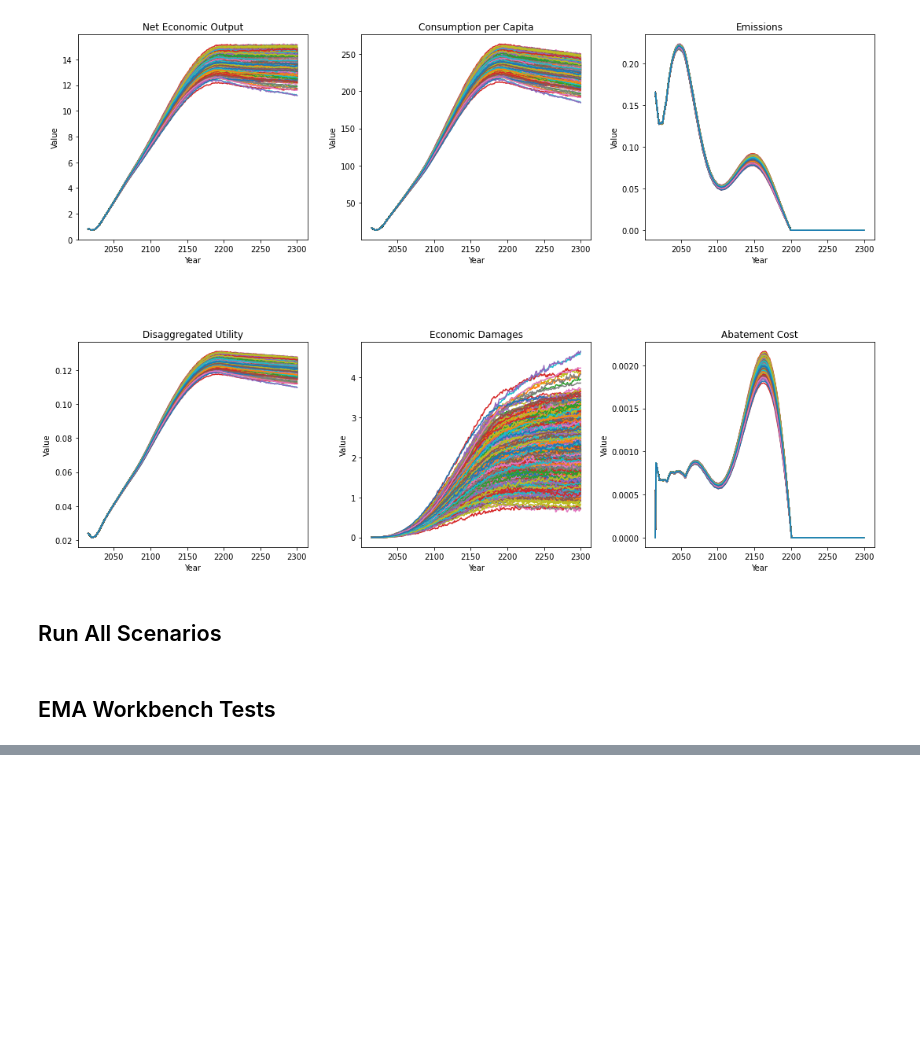
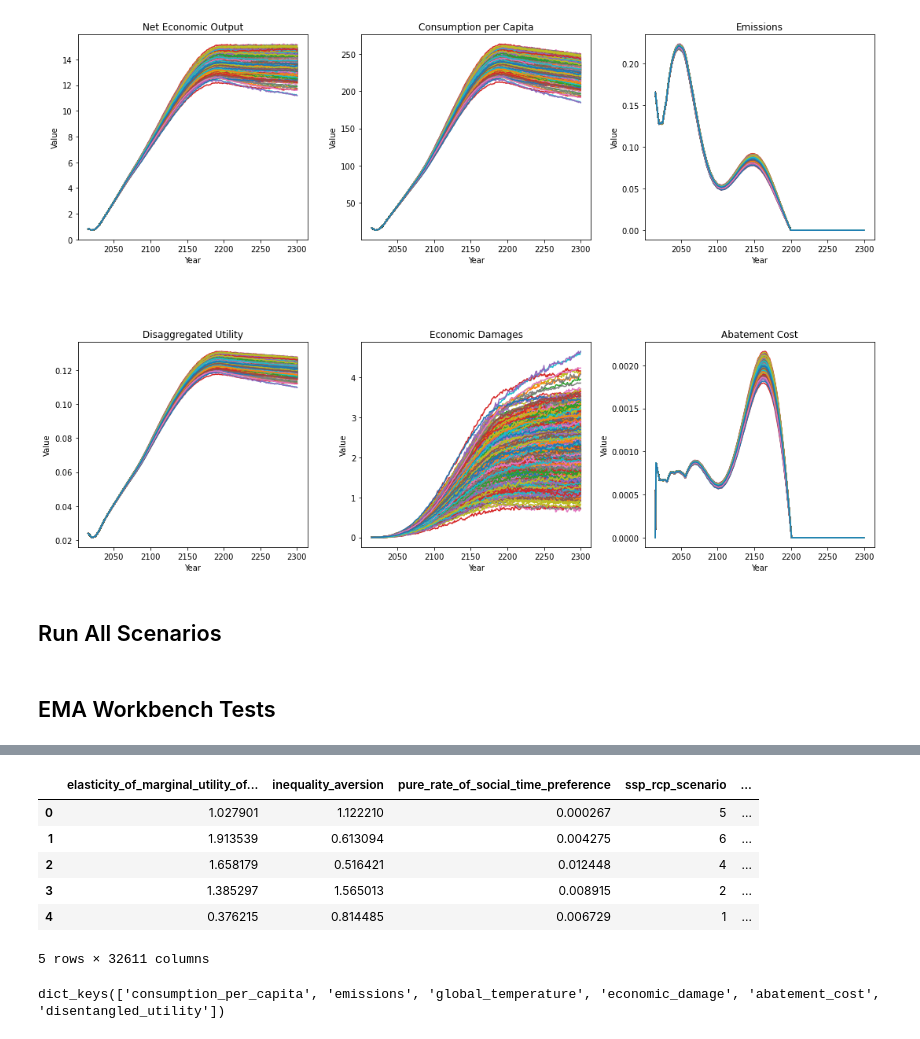
Before and after one commit to pollockDeVis/JUSTICE, a Jupyter notebook: JUSTICE_example_run.ipynb, the cells around one changed output, grey strips where cells are left out. Drawn from its saved outputs; the diff is of its cells as text; code cells hidden in the pictures; blank space fills up the shorter version.

```diff
--- a/JUSTICE_example_run.ipynb
+++ b/JUSTICE_example_run.ipynb
@@ -278,0 +414,12 @@ perform_exploratory_analysis(number_of_experiments=3)
+# %%
+import pandas as pd
+experiments_df = pd.DataFrame(experiments)
+experiments_df.head()
+# %% [output]
+|  | elasticity_of_marginal_utility_of... | inequality_aversion | pure_rate_of_social_time_preference | ssp_rcp_scenario | ... |
+| 0 | 1.027901 | 1.122210 | 0.000267 | 5 | ... |
+| 1 | 1.913539 | 0.613094 | 0.004275 | 6 | ... |
+| 2 | 1.658179 | 0.516421 | 0.012448 | 4 | ... |
+| 3 | 1.385297 | 1.565013 | 0.008915 | 2 | ... |
+| 4 | 0.376215 | 0.814485 | 0.006729 | 1 | ... |
+5 rows × 32611 columns
@@ -278,0 +428,4 @@ perform_exploratory_analysis(number_of_experiments=3)
+# %%
+outcomes.keys()
+# %% [output]
+dict_keys(['consumption_per_capita', 'emissions', 'global_temperature', 'economic_damage', 'abatement_cost', 'disentangled_utility'])
```
Also changed, not shown: parts of 7 cells of this notebook, 2 other files.
